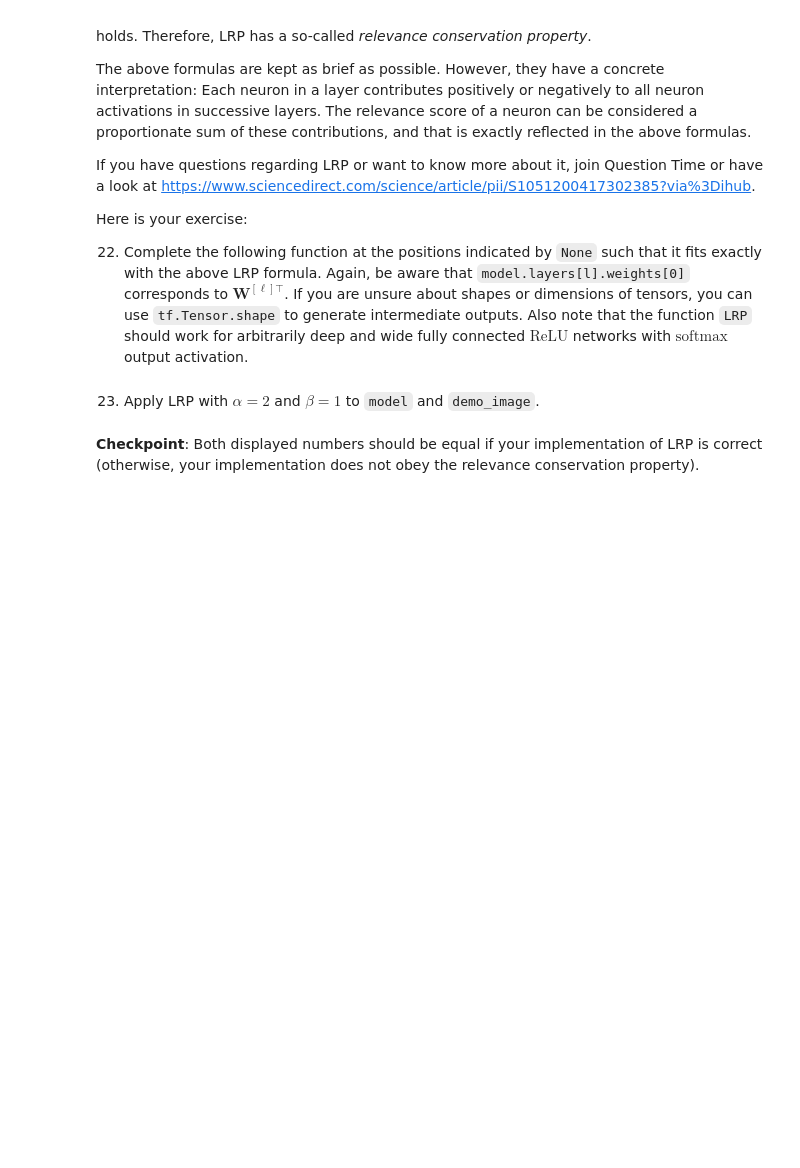
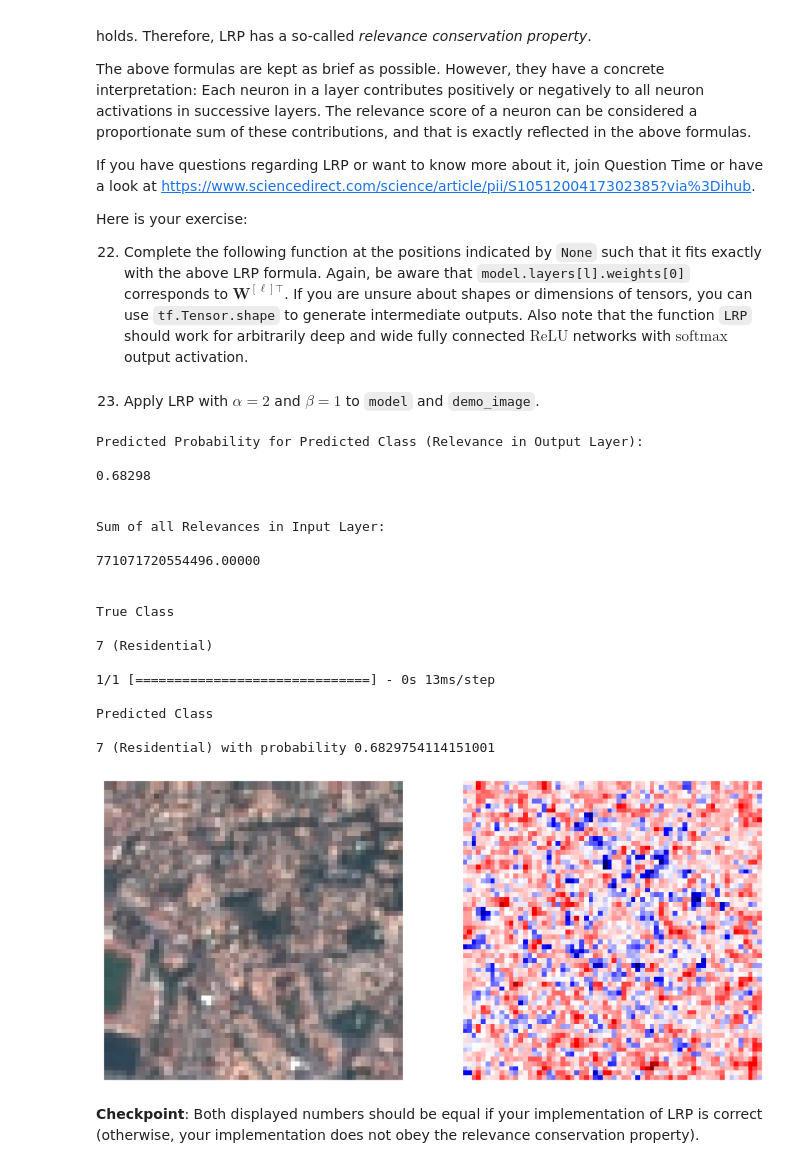
Before and after one commit to ak06645/Project_1, a Jupyter notebook: project_1.ipynb, the cells around one changed output. Drawn from its saved outputs; the diff is of its cells as text; code cells hidden in the pictures; blank space fills up the shorter version.

```diff
--- a/project_1.ipynb
+++ b/project_1.ipynb
@@ -519,10 +505,13 @@ def lrp(alpha, beta, model, x):
         # use the following mask_pos and mask_neg to prevent from division by zero when computing score_pos and score_neg
         mask_pos = tf.cast(tf.matmul(a, w_pos) == 0, tf.float32) + 1e-6
         mask_neg = tf.cast(tf.matmul(a, w_neg) == 0, tf.float32) + 1e-6
-        score_pos = None # your code
-        score_neg = None # your code
-        score_total = None # your code
+        #score_pos = alpha*(tf.matmul(a, w_pos)/(tf.matmul(a, w_pos) + mask_pos))*s # your code
+        score_pos = alpha * tf.matmul(tf.transpose(a) * w_pos / mask_pos, s)
+        #score_neg = beta*(tf.matmul(a, w_neg)/(tf.matmul(a, w_neg) + mask_neg))*s # your code
+        score_neg = beta * tf.matmul(tf.transpose(a) * w_neg / mask_neg, s)
+        score_total = score_pos - score_neg  # your code
         scores.insert(0, score_total)
+        #print(s)
 
     return scores, activations
 # %% [markdown]
@@ -533,37 +522,58 @@ def lrp(alpha, beta, model, x):
 #     demo_image = item[0][:1, ...]
 #     demo_label = item[1][0]
 
-scores, _ = None # your code
+scores, _ = lrp(2, 1, model, demo_image) # your code
 scores_input = scores[0].numpy().reshape(64, 64, 3)
 
 print('Predicted Probability for Predicted Class (Relevance in Output Layer):\n')
 print(f'{tf.squeeze(scores[-1]).numpy():.5f}\n')
 
 print('\nSum of all Relevances in Input Layer:\n')
 print(f'{tf.squeeze(tf.reduce_sum(scores[0])).numpy():.5f}\n')
 
 print('\nTrue Class\n')
 print(f'{demo_label} ({info.features["label"].names[demo_label]})\n')
 
 prediction = model.predict(demo_image)
 predicted_label = np.argmax(prediction)
 print('\nPredicted Class\n')
 print(f'{predicted_label} ({info.features["label"].names[predicted_label]}) with probability {prediction[0][predicted_label]}\n')
 
 plt.subplots(1, 2, figsize=(12, 6.75))
 plt.subplot(1, 2, 1)
 plt.imshow(demo_image[0, ...], norm=mcolors.TwoSlopeNorm(vcenter=0.5))
 plt.xticks([])
 plt.yticks([])
 plt.subplot(1, 2, 2)
 tmp = np.sum(scores_input, axis=2)
 min_score = tmp.min()
 max_score = tmp.max()
 tmp = (tmp - min_score) / (max_score - min_score)
 plt.imshow(tmp, cmap=plt.cm.seismic, norm=mcolors.TwoSlopeNorm(vcenter=-min_score / (max_score - min_score)), alpha=1.)
 plt.xticks([])
 plt.yticks([])
 plt.show()
+# %% [output]
+Predicted Probability for Predicted Class (Relevance in Output Layer):
+
+0.68298
+
+
+Sum of all Relevances in Input Layer:
+
+771071720554496.00000
+
+
+True Class
+
+7 (Residential)
+
+1/1 [==============================] - 0s 13ms/step
+
+Predicted Class
+
+7 (Residential) with probability 0.6829754114151001
+[figure, added]
 # %% [markdown]
 **Checkpoint**: Both displayed numbers should be equal if your implementation of LRP is correct (otherwise, your implementation does not obey the relevance conservation property).
 # %% [markdown]
```
Also changed, not shown: parts of 10 cells of this notebook, 1 other file.
